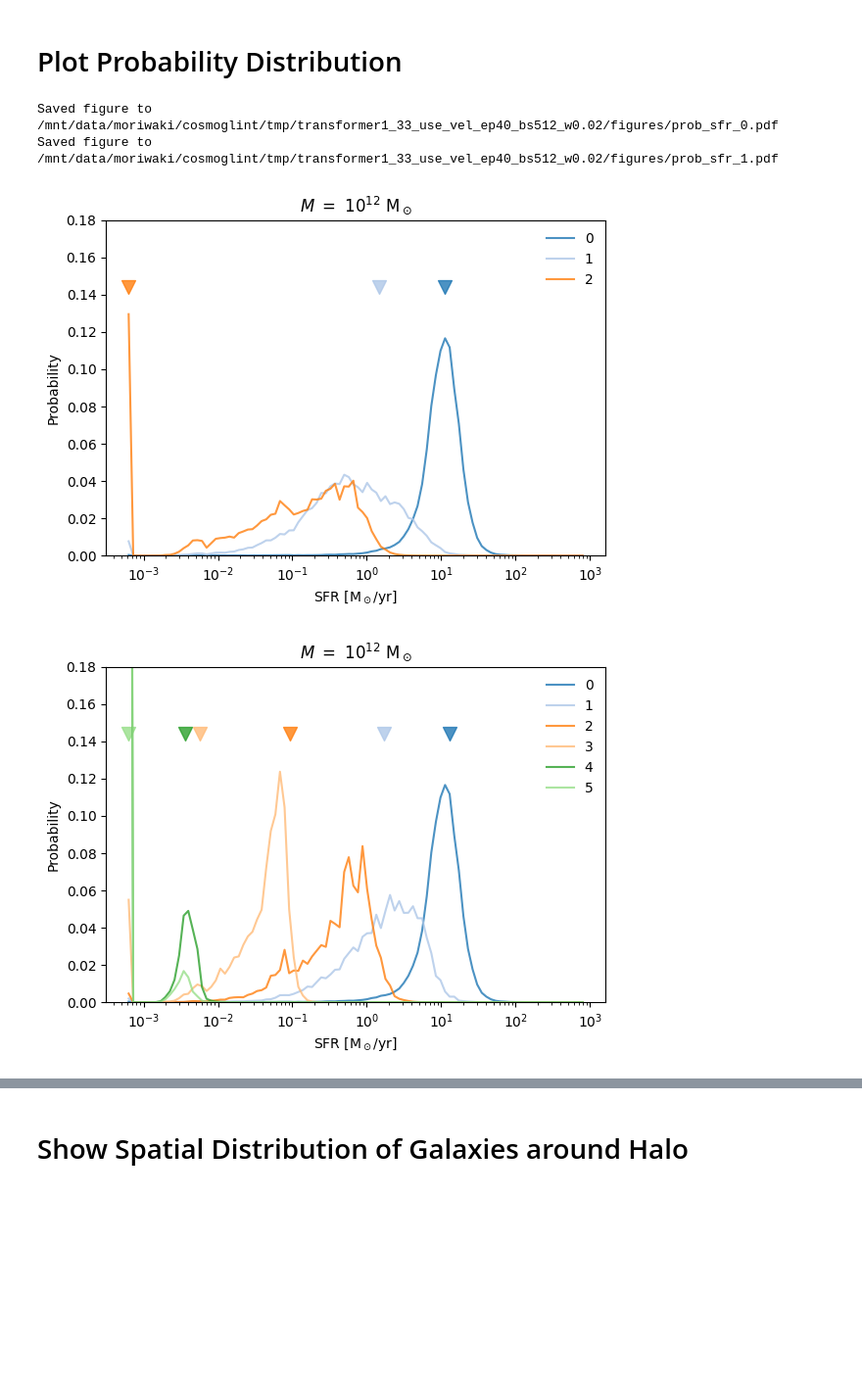
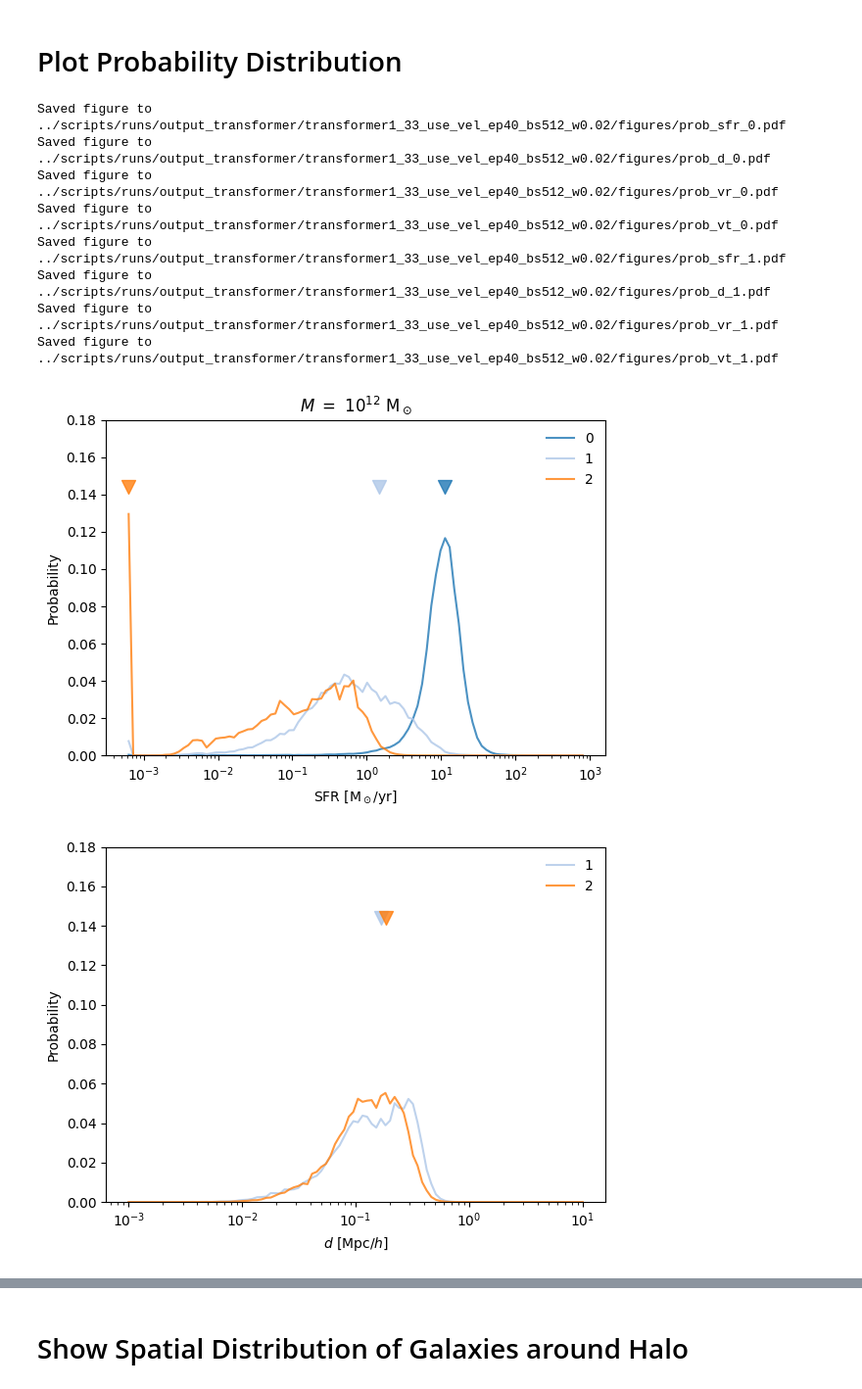
Before and after one commit to knmoriwaki/cosmoglint, a Jupyter notebook: notebooks/plot_transformer.ipynb, the cells around one changed output, grey strips where cells are left out. Shown at 98% size. Drawn from its saved outputs; the diff is of its cells as text; code cells hidden in the pictures; blank space fills up the shorter version.

```diff
--- a/notebooks/plot_transformer.ipynb
+++ b/notebooks/plot_transformer.ipynb
@@ -17,11 +17,12 @@ warnings.formatwarning = short_formatwarning
 warnings.filterwarnings("always", category=RuntimeWarning)
 
 from cosmoglint.utils import MyDataset
+from cosmoglint.utils.io_utils import normalize, namespace_to_dict
 from cosmoglint.model import transformer_model
 
 from matplotlib.colors import LogNorm
 
-gpu_id = 1
+gpu_id = 0
 device = torch.device("cuda:{:d}".format(gpu_id) if torch.cuda.is_available() else "cpu")
 
 def plot_running_mean(x, value, window_size, show_diff=False, ymin=None, **kwargs):
@@ -87,8 +88,7 @@ base_dir = "../scripts/runs/output_transformer"
 # Load Model and Plot Loss
 # %%
 snapshot_number = 33
-#model_dir = "{}/transformer1_{:d}_use_vel_ep40_bs512_w0.02".format(base_dir, snapshot_number)
-model_dir = "/mnt/data/moriwaki/cosmoglint/tmp/transformer1_{:d}_use_vel_ep40_bs512_w0.02".format(snapshot_number)
+model_dir = "{}/transformer1_{:d}_use_vel_ep40_bs512_w0.02".format(base_dir, snapshot_number)
 
 output_dir = "{}/figures".format(model_dir)
 os.makedirs(output_dir, exist_ok=True)
@@ -121,10 +121,8 @@ print("Final mean validation loss: {:.3f}".format(loss[-100:,2].mean()))
 ### load parameters
 with open("{}/args.json".format(model_dir), "r") as f:
     opt = json.load(f, object_hook=lambda d: argparse.Namespace(**d))
+    opt.norm_param_dict = namespace_to_dict(opt.norm_param_dict)
 print("opt: ", opt)
-
-norm_params = np.array(opt.norm_params)
-xmin, xmax = norm_params[:, 0], norm_params[:,1]
 
 max_ids = np.loadtxt("../dataset/param_files/max_nbin20_{:d}.txt".format(snapshot_number))
 max_ids = ( max_ids * opt.num_features_out ).astype(int)
@@ -167,12 +185,11 @@ def show_prob(prob, generated, length, iparam=0, title=None, ylim=(0, 0.18), log
     plt.figure(figsize=(6, 4.5))
     plt.title(title)
 
-    val_phys = np.linspace(0, 1, opt.num_features_out) * (xmax[iparam+1] - xmin[iparam+1]) + xmin[iparam+1]
-    gen_phys = generated[:,iparam] * (xmax[iparam+1] - xmin[iparam+1]) + xmin[iparam+1]
+    convert = False if iparam == 2 else True
+    val_phys = normalize( np.linspace(0, 1, opt.num_features_out), opt.output_features[iparam], opt.norm_param_dict, inverse=True, convert=convert)
+    gen_phys = normalize( generated[:,iparam], opt.output_features[iparam], opt.norm_param_dict, inverse=True, convert=convert)
 
     if iparam != 2:
-        val_phys = 10 ** val_phys
-        gen_phys = 10 ** gen_phys
         plt.xscale("log")
 
     for k in range(length+1):
@@ -193,6 +210,32 @@ def show_prob(prob, generated, length, iparam=0, title=None, ylim=(0, 0.18), log
     plt.ylabel("Probability")
     plt.legend(frameon=False)
 
+    if iparam == 2:
+        xlim = plt.xlim()
+        log_major_ticks_neg = np.arange(4, -1, -1)
+        log_major_ticks_pos = np.arange(0, 5, 1)
+
+        major_ticks_norm_neg = - np.log10(10**log_major_ticks_neg + 1)
+        major_ticks_norm_pos = np.log10(10**log_major_ticks_pos + 1)
+        #major_ticks_norm = np.concatenate([ major_ticks_norm_neg, [0], major_ticks_norm_pos ])
+        major_ticks_norm = np.concatenate([ major_ticks_norm_neg, major_ticks_norm_pos ])
+
+        major_labels_neg = [ r"$- 10^%.0f$" % (v) for v in log_major_ticks_neg ]
+        major_labels_pos = [ r"$10^%.0f$" % (v) for v in log_major_ticks_pos ]
+        #major_labels = np.concatenate([ major_labels_neg, [r"$0$"], major_labels_pos ])
+        major_labels = np.concatenate([ major_labels_neg, major_labels_pos ])
+
+        minor_factors = np.array([ f1 * 10 ** f2 for f2 in range(0, 5) for f1 in range(2, 10) ])
+        minor_pos = np.log10(minor_factors + 1)
+        minor_ticks = np.concatenate([ -minor_pos[::-1], [0], minor_pos ])
+
+        ax = plt.gca()
+        ax.set_xticks(major_ticks_norm)
+        ax.set_xticklabels(major_labels)
+        ax.set_xticks(minor_ticks, minor=True)
+
+        plt.xlim(xlim)
+
     my_savefig("{}/prob_{}_{:d}.pdf".format(output_dir, param_labels[iparam], i))
 
 ## Quick check of the output and probability
@@ -204,37 +247,43 @@ torch.backends.cudnn.deterministic = True
 torch.backends.cudnn.benchmark = False
 
 x_test_physical_unit = 12.00
-x_test = ( x_test_physical_unit - xmin[0] ) / ( xmax[0] - xmin[0] )
-x_test = [ x_test ] * 2 #0
+x_test = np.array([10**x_test_physical_unit] * 10)
+x_test = normalize(x_test, opt.input_features, opt.norm_param_dict)
 x_test = torch.tensor(x_test, dtype=torch.float32).to(device)
 generated_test, prob = model.generate(x_test, prob_threshold=1e-5, max_ids=max_ids)
 generated_test = generated_test.detach().cpu().numpy()
 prob = prob.detach().cpu().numpy()
 
-threshold = ( -3.0 - xmin[1] ) / ( xmax[1] - xmin[1])
+threshold = normalize(1e-3, opt.output_features[0], opt.norm_param_dict)
 length_generated_test = calc_length(generated_test, threshold)
 
 for i, (x, g) in enumerate(zip(x_test, generated_test)):
-    for iparam in [0]: #range(opt.num_features_in):
+    for iparam in range(opt.num_features_in):
         """
         print(f"{x.item():.4f}: ", end="")
         for j, gg in enumerate(g[:,iparam]):
             print(f"{gg:.4f} ", end="")
             if j == length_generated_test[i]:
                 break
 
         print("| ")
         """
 
         if i < 2:
             if iparam == 0:
                 title = r"$M\  =\ 10^{%.0f}\ \rm M_\odot$" % (x_test_physical_unit)
             else:
                 title = None
 
             show_prob(prob[i], g, length_generated_test[i], iparam=iparam, title=title) #, log_scale=True)
 # %% [output]
-Saved figure to /mnt/data/moriwaki/cosmoglint/tmp/transformer1_33_use_vel_ep40_bs512_w0.02/figures/prob_sfr_0.pdf
-Saved figure to /mnt/data/moriwaki/cosmoglint/tmp/transformer1_33_use_vel_ep40_bs512_w0.02/figures/prob_sfr_1.pdf
+Saved figure to ../scripts/runs/output_transformer/transformer1_33_use_vel_ep40_bs512_w0.02/figures/prob_sfr_0.pdf
+Saved figure to ../scripts/runs/output_transformer/transformer1_33_use_vel_ep40_bs512_w0.02/figures/prob_d_0.pdf
+Saved figure to ../scripts/runs/output_transformer/transformer1_33_use_vel_ep40_bs512_w0.02/figures/prob_vr_0.pdf
+Saved figure to ../scripts/runs/output_transformer/transformer1_33_use_vel_ep40_bs512_w0.02/figures/prob_vt_0.pdf
+Saved figure to ../scripts/runs/output_transformer/transformer1_33_use_vel_ep40_bs512_w0.02/figures/prob_sfr_1.pdf
+Saved figure to ../scripts/runs/output_transformer/transformer1_33_use_vel_ep40_bs512_w0.02/figures/prob_d_1.pdf
+Saved figure to ../scripts/runs/output_transformer/transformer1_33_use_vel_ep40_bs512_w0.02/figures/prob_vr_1.pdf
+Saved figure to ../scripts/runs/output_transformer/transformer1_33_use_vel_ep40_bs512_w0.02/figures/prob_vt_1.pdf
 [figure]
-[figure, old version]
+[figure, new version]
```
Also changed, not shown: parts of 13 cells of this notebook, 5 other files.
